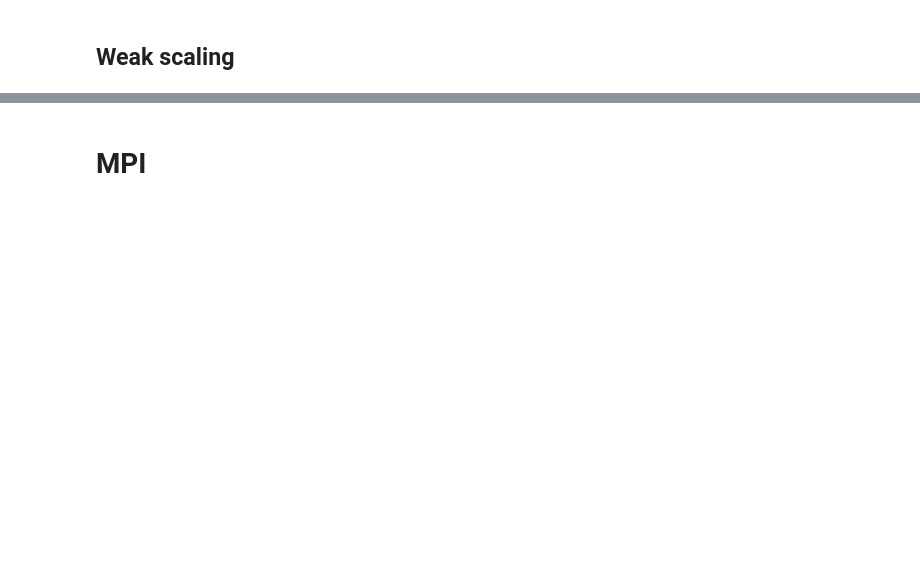
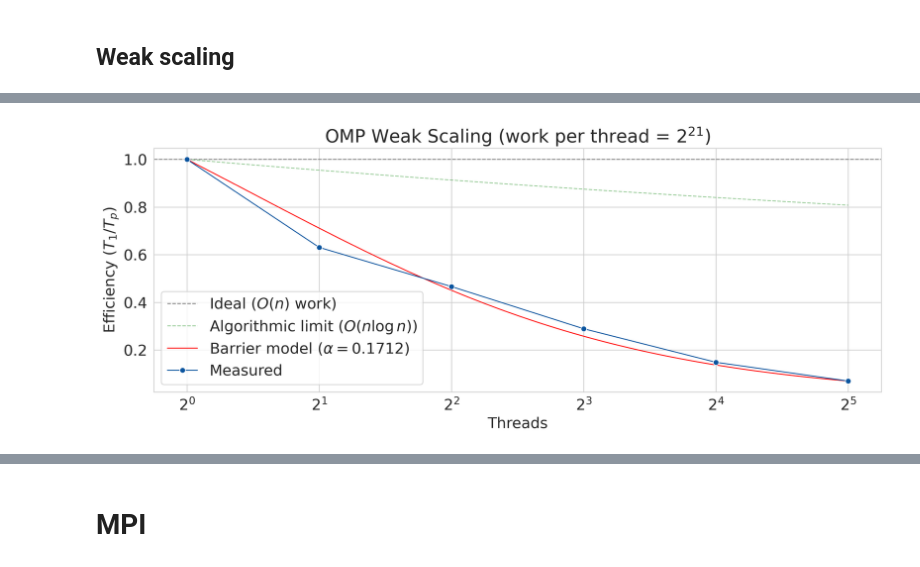
Before and after one commit to thedylone/FFT-accelerated, a Jupyter notebook: report/plot.ipynb, the cells around one changed output, grey strips where cells are left out. Saved outputs shown, nothing was run; the diff lists cells and outputs as text; code cells hidden in the pictures; blank space fills up the shorter version.

```diff
--- a/report/plot.ipynb
+++ b/report/plot.ipynb
@@ -129,0 +240,59 @@ plt.show()
+# %%
+n_per_thread = int(n_to_compare / max(threads))
+L = int(np.log2(n_per_thread))
+baseline = omp_df[(omp_df["threads"] == 1) & (omp_df["n"] == n_per_thread)][
+    "time_ms"
+].values[0]
+
+efficiency = [
+    baseline
+    / omp_df[(omp_df["threads"] == t) & (omp_df["n"] == t * n_per_thread)][
+        "time_ms"
+    ].values[0]
+    for t in threads
+]
+
+# Algorithmic limit: E = L / (L + log2(p)), from O(n log n) work growth
+p_smooth = np.linspace(1, max(threads), 100)
+algorithmic = L / (L + np.log2(p_smooth))
+
+# Barrier model: E(p) = L / [(L + log2(p)) * (1 + 2(p-1) * alpha)]
+# Fit alpha from the max-thread measurement
+p_max = threads[-1]
+E_max = efficiency[-1]
+alpha_weak = (L / (E_max * (L + np.log2(p_max))) - 1) / (2 * (p_max - 1))
+barrier_model = L / (
+    (L + np.log2(p_smooth)) * (1 + 2 * (p_smooth - 1) * alpha_weak)
+)
+
+plt.axhline(y=1, linestyle="--", color="gray", label="Ideal ($O(n)$ work)")
+plt.plot(
+    p_smooth,
+    algorithmic,
+    linestyle="--",
+    color="green",
+    alpha=0.4,
+    label=f"Algorithmic limit ($O(n \\log n)$)",
+)
+plt.plot(
+    p_smooth,
+    barrier_model,
+    linestyle="-",
+    color="red",
+    label=f"Barrier model ($\\alpha={alpha_weak:.4f}$)",
+)
+
+sns.lineplot(
+    x=threads, y=efficiency, marker="o", color=omp_col[-1], label="Measured"
+)
+
+plt.xscale("log", base=2)
+plt.xlabel("Threads")
+plt.ylabel("Efficiency ($T_1 / T_p$)")
+plt.title(f"OMP Weak Scaling (work per thread = $2^{{{L}}}$)")
+plt.legend()
+plt.tight_layout()
+plt.savefig("plots/omp_weak.svg")
+plt.show()
+# %% [output]
+[figure, added]
```
Also changed, not shown: parts of 26 cells of this notebook, 12 other files.
